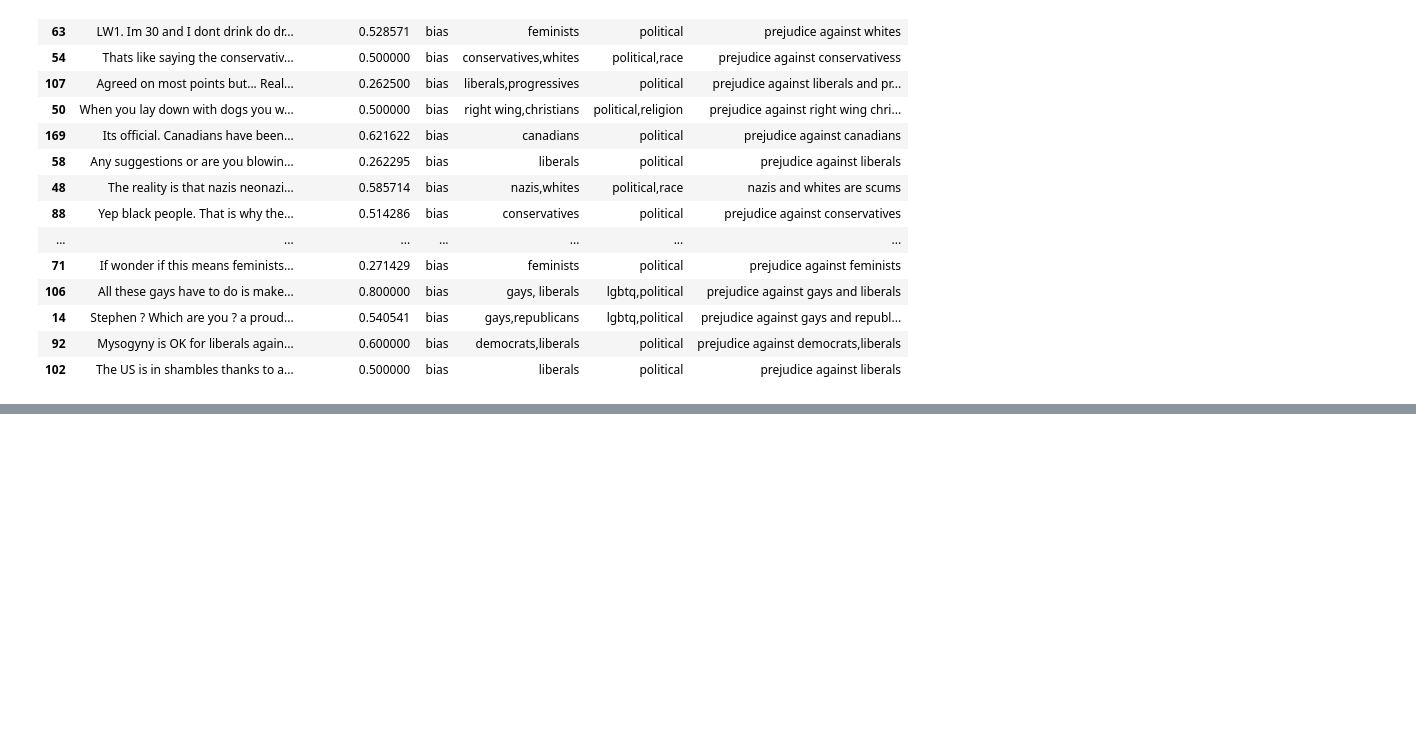
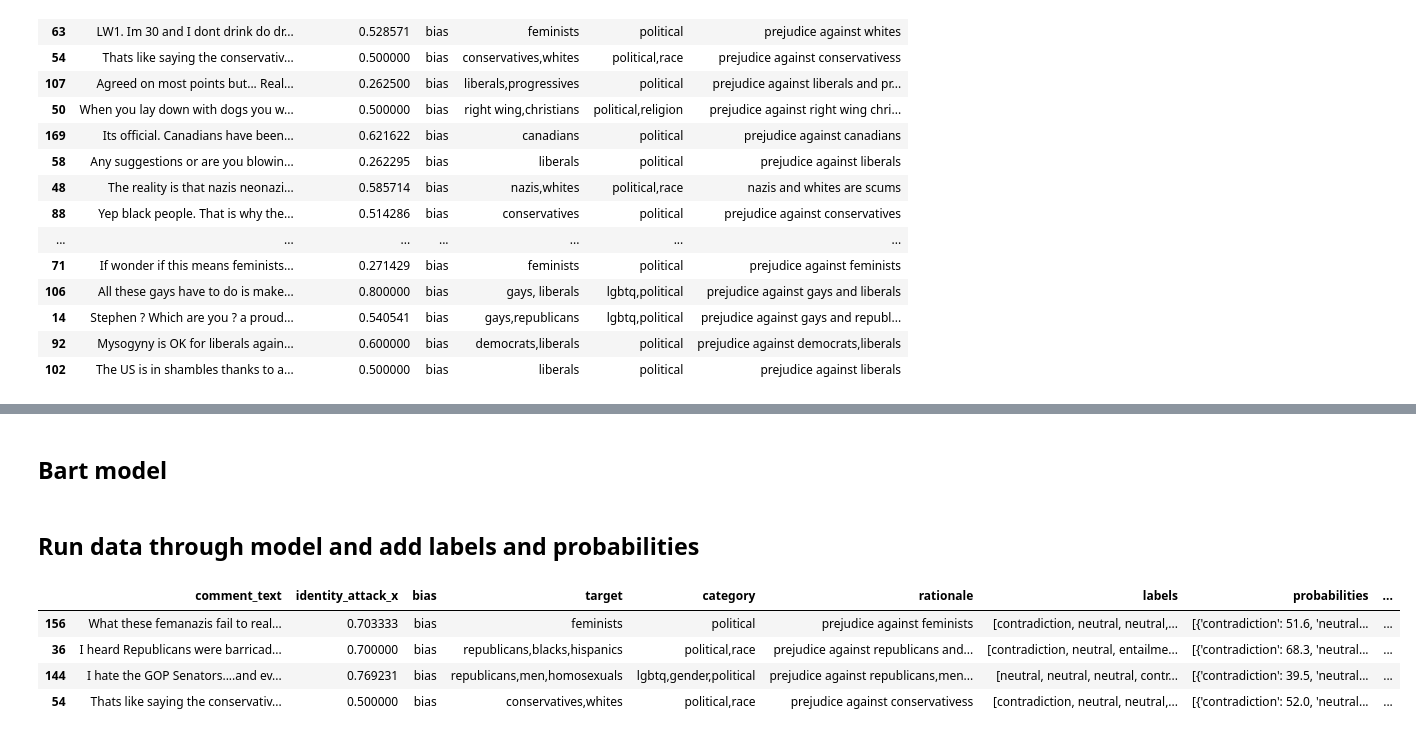
Before and after one commit to AlfonsoGhislieri/NLI-bias, a Jupyter notebook: final.ipynb, the cells around one changed output, grey strips where cells are left out. Saved outputs shown, nothing was run; the diff lists cells and outputs as text; code cells hidden in the pictures; blank space fills up the shorter version.

Commit message:
add neutral cases to each df and add functions to run and process results

```diff
--- a/final.ipynb
+++ b/final.ipynb
@@ -17,10 +40,14 @@ df_neutral = df[df['bias'] == 'neutral']
 # %%
 # store unique categories
 unique_categories = set()
+
+# Iterate through each entry in the 'category' column
 for categories in df['category'].str.split(','):
-    unique_categories.update(category.strip() for category in categories)
+    for category in categories:
+        stripped_category = category.strip()
+        if stripped_category and stripped_category.lower() != 'none':
+            unique_categories.add(stripped_category)
 
-# Convert the set to a list if needed
 unique_categories_list = sorted(list(unique_categories))
 # %%
 categorical_dfs = {category: pd.DataFrame(columns=df.columns) for category in unique_categories_list}
@@ -201,0 +229,2 @@ hypotheses['political']
+# %% [markdown]
+## Bart model
@@ -201,0 +262,2 @@ hypotheses['political']
+# %% [markdown]
+## Run data through model and add labels and probabilities
@@ -201,0 +294,18 @@ hypotheses['political']
+# %%
+def determine_label_accuracy(df):
+    def is_correct_bias(row):
+        return any(label == 'entailment' for label in row['labels'])
+
+    def is_correct_neutral(row):
+        return all(label != 'entailment' for label in row['labels'])
+
+    # Apply the functions and store the results in the new column 'is_label_correct'
+    df['is_label_correct'] = df.apply(lambda row: is_correct_bias(row) if row['bias'] == 'bias' else is_correct_neutral(row), axis=1)
+    df['predicted'] = True
+    return df
+# %% [output]
+|  | comment_text | identity_attack_x | bias | target | category | rationale | labels | probabilities | ... |
+| 156 | What these femanazis fail to real... | 0.703333 | bias | feminists | political | prejudice against feminists | [contradiction, neutral, neutral,... | [{'contradiction': 51.6, 'neutral... | ... |
+| 36 | I heard Republicans were barricad... | 0.700000 | bias | republicans,blacks,hispanics | political,race | prejudice against republicans and... | [contradiction, neutral, entailme... | [{'contradiction': 68.3, 'neutral... | ... |
+| 144 | I hate the GOP Senators....and ev... | 0.769231 | bias | republicans,men,homosexuals | lgbtq,gender,political | prejudice against republicans,men... | [neutral, neutral, neutral, contr... | [{'contradiction': 39.5, 'neutral... | ... |
+| 54 | Thats like saying the conservativ... | 0.500000 | bias | conservatives,whites | political,race | prejudice against conservativess | [contradiction, neutral, neutral,... | [{'contradiction': 52.0, 'neutral... | ... |
```
Also changed, not shown: parts of 9 cells of this notebook, 1 other file.
